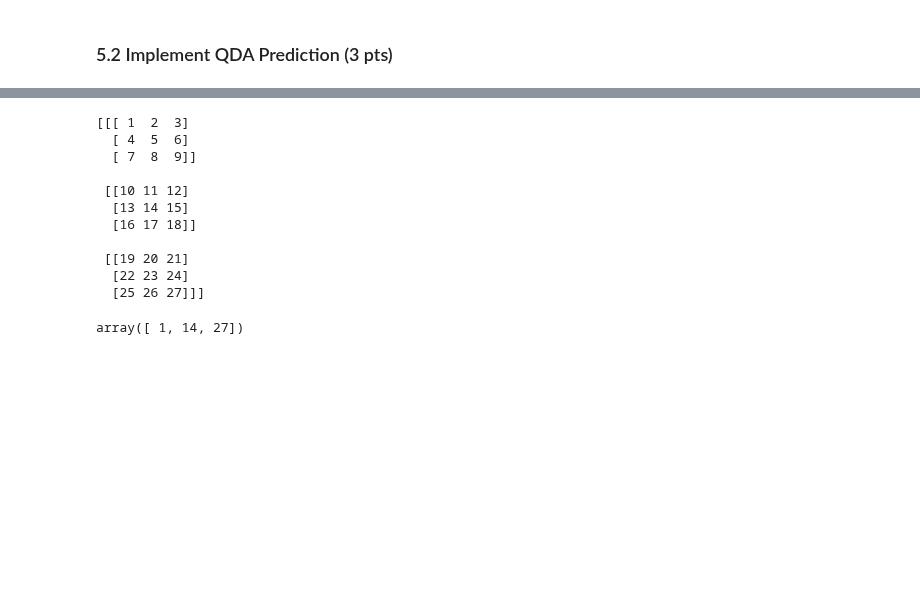
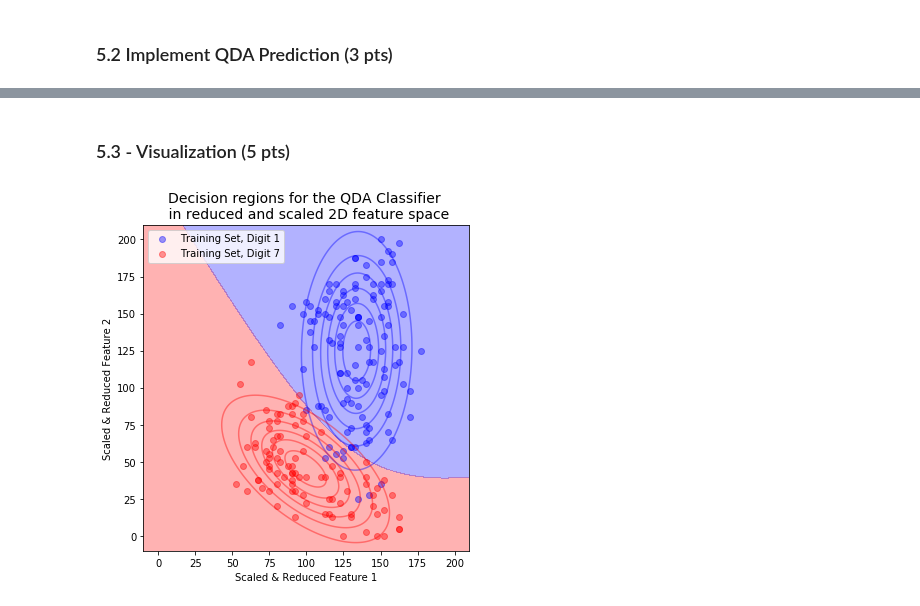
Before and after one commit to eliaserland/heidelberg-courses, a Jupyter notebook: machine-learning/problem-set-2/qda-lda.ipynb, the cells around one changed output, grey strips where cells are left out. Cells and saved outputs as stored; diff of their text form; code cells hidden in the pictures; blank space fills up the shorter version.

```diff
--- a/machine-learning/problem-set-2/qda-lda.ipynb
+++ b/machine-learning/problem-set-2/qda-lda.ipynb
@@ -275,7 +293,7 @@ def fit_qda(training_features, training_labels):
 # %% [markdown]
 ### 5.2 Implement QDA Prediction (3 pts)
 # %%
-def predict_qda(mu, covmat, p, test_features):
+def predict_qda(mu, covmat, p, test_features, unique_labels):
     """
     Implementation of Quadratic Discriminant Analysis.
 
@@ -297,9 +315,21 @@ def predict_qda(mu, covmat, p, test_features):
     predicted_labels: array_type
         Maxtrix of shape (M,) containing the predicted labels for each test instance.
     """
+    # Constant offset b for each class.
+    b = 0.5*np.log(np.linalg.det(2*np.pi*covmat)) - np.log(p)
 
-    b = 0.5*np.log(np.linalg.det(2*np.pi*covmat)) - np.log(p)   # (C,) vector. one b for each class
+    # Invert the covariance matricies.
+    inv_covmat = np.linalg.inv(covmat)
 
-    0.5 * (test_features-
+    # Preallocation.
+    M = test_features.shape[0]
+    predicted_labels = np.zeros(M)
+
+    # For each instance in the test set.
+    for i in range(M):
+        x_mu = test_features[i,None]-mu      # (C,D)
+        mat_prod = np.tensordot(np.tensordot(x_mu, inv_covmat.transpose(1,0,2), axes=1), x_mu.T, axes=1)
+        ind_min = np.argmin(0.5*np.einsum('iii->i',mat_prod) + b)
+        predicted_labels[i] =  unique_labels[ind_min]
 
     return predicted_labels
@@ -384,17 +336,45 @@ Type:      function
-# %%
-a = np.arange(1,28).reshape(3,3,3)
-print(a)
-np.einsum('iii->i', a)
-# %% [output]
-[[[ 1  2  3]
-  [ 4  5  6]
-  [ 7  8  9]]
-
- [[10 11 12]
-  [13 14 15]
-  [16 17 18]]
-
- [[19 20 21]
-  [22 23 24]
-  [25 26 27]]]
-array([ 1, 14, 27])
+# %% [markdown]
+### 5.3 - Visualization (5 pts)
+# %%
+# Train QDA classifier using the training set of reduced digits data containing ones and sevens.
+mu, covmat, p, unique_labels = fit_qda(X_train_red,y_train)
+
+# Get predictions of the (reduced) test features.
+predicted_labels_qda = predict_qda(mu, covmat, p, X_test_red, unique_labels)
+
+predicted_labels == y_test
+
+
+# Create figure.
+plt.figure(figsize=(6,6))
+
+# Visualize the descision regions.
+x    = np.linspace(-10, 210, 1000)
+X, Y = np.meshgrid(x, x)
+pos  = np.dstack((X, Y))
+Z1 = multivariate_normal.pdf(pos, mean=transform(mu[0]), cov=transform(transform(covmat[0])))
+Z7 = multivariate_normal.pdf(pos, mean=transform(mu[1]), cov=transform(transform(covmat[1])))
+Z = (Z1 - Z7) > 0
+plt.contourf(X, Y, Z, alpha=0.3, colors=["red", "blue"], levels=1)
+
+# Visualize the two Gaussian distributions.
+plt.contour(X,Y,Z1, colors='blue', alpha=0.4)
+plt.contour(X,Y,Z7, colors='red', alpha=0.4)
+
+# Plot the training set
+mask1 = y_train == 1
+mask7 = y_train == 7
+plt.scatter(transform(X_train_red[mask1,0]), transform(X_train_red[mask1,1]), c="b", alpha=0.4, label='Training Set, Digit 1')
+plt.scatter(transform(X_train_red[mask7,0]), transform(X_train_red[mask7,1]), c="r", alpha=0.4, label='Training Set, Digit 7')
+
+# General plot settings
+plt.axes().set_aspect('equal')
+plt.xlabel('Scaled & Reduced Feature 1')
+plt.ylabel('Scaled & Reduced Feature 2')
+plt.title('Decision regions for the QDA Classifier \n in reduced and scaled 2D feature space', fontsize=14)
+plt.axes().set_xlim(-10,210)
+plt.axes().set_ylim(-10,210)
+plt.legend()
+plt.savefig('qda.pdf')
+# %% [output]
+[figure, added]
```
Also changed, not shown: parts of 21 cells of this notebook, 3 other files.
